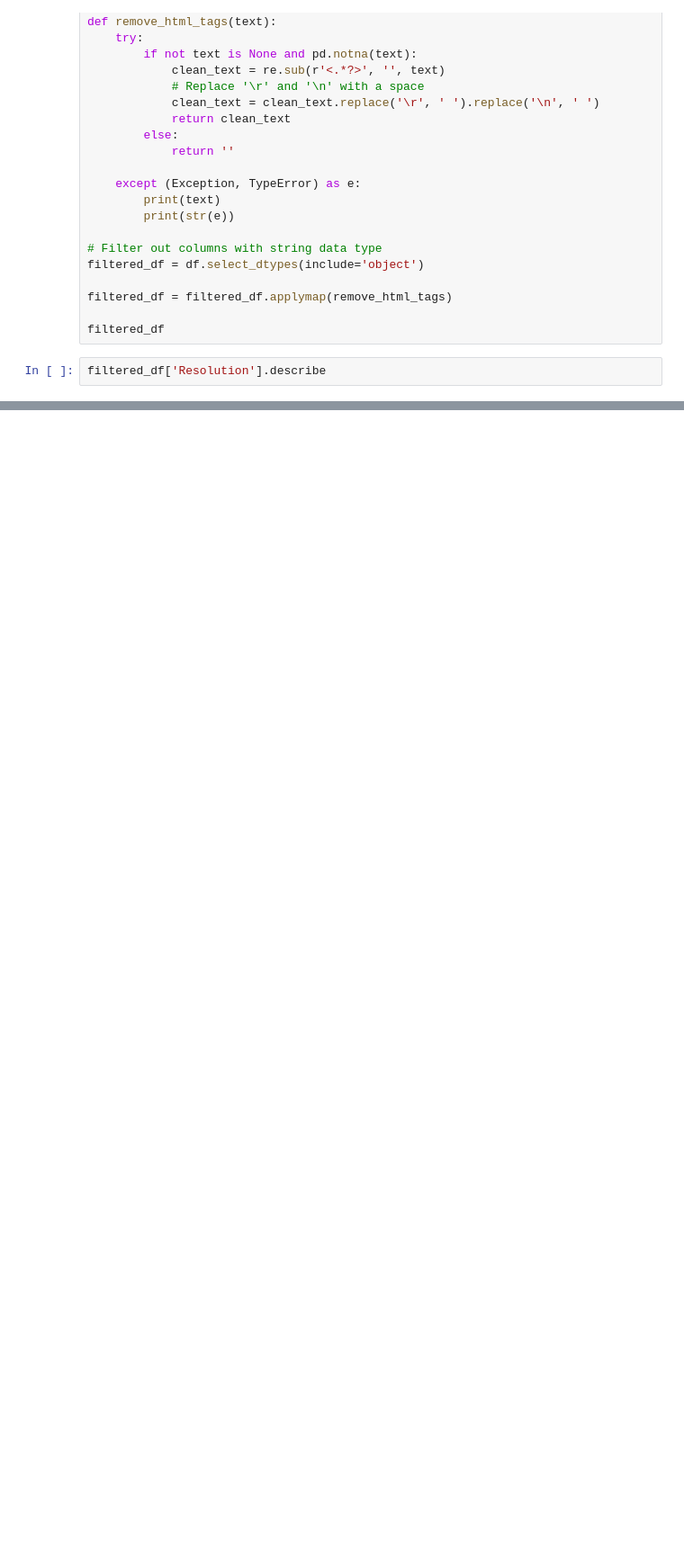
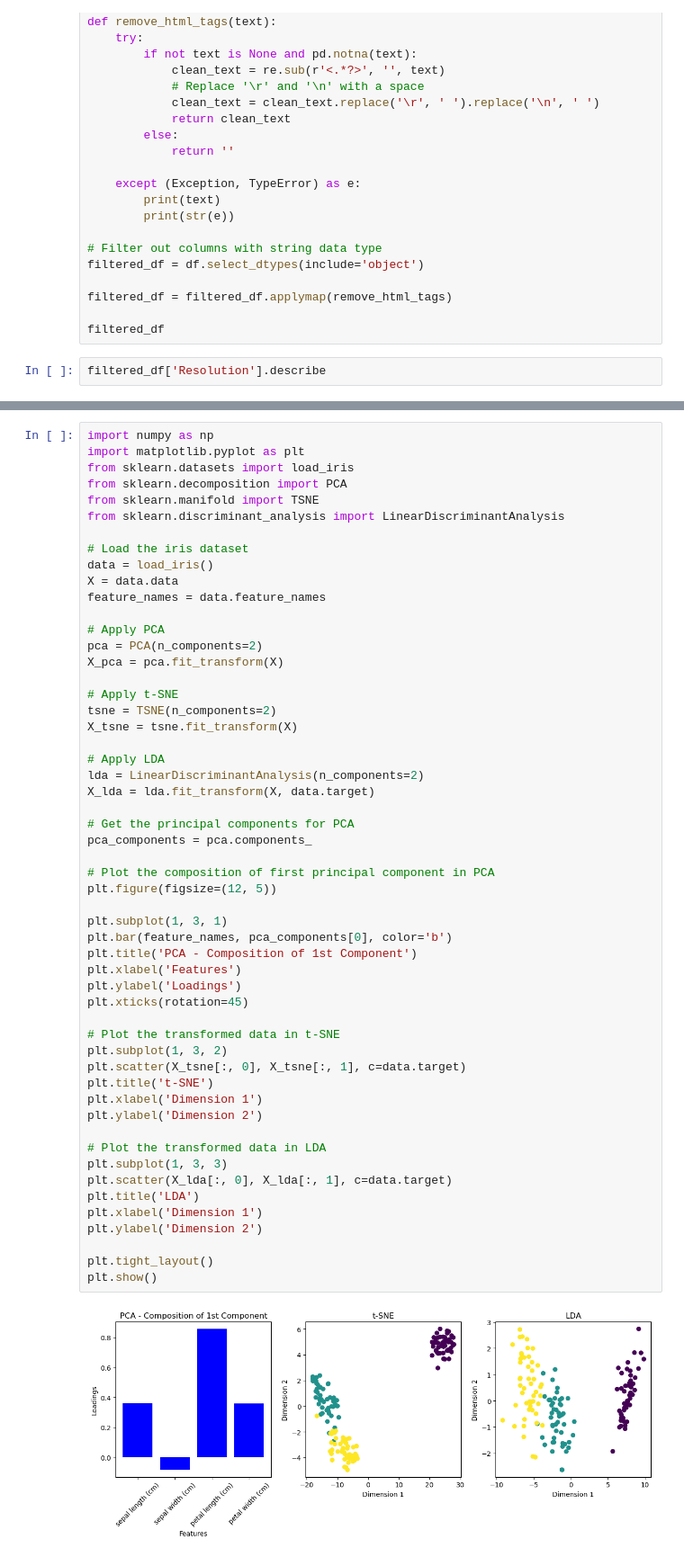
Before and after one commit to Ebenco36/mpvis, a Jupyter notebook: visualizations.ipynb, the cells around one changed output, grey strips where cells are left out. Shown: that part at 90% size. Drawn from its saved outputs; the diff is of its cells as text; blank space fills up the shorter version.

```diff
--- a/visualizations.ipynb
+++ b/visualizations.ipynb
@@ -554,0 +538,56 @@ FileNotFoundError: [Errno 2] No such file or directory: 'c:\\Users\\awotoroe\\De
+# %%
+import numpy as np
+import matplotlib.pyplot as plt
+from sklearn.datasets import load_iris
+from sklearn.decomposition import PCA
+from sklearn.manifold import TSNE
+from sklearn.discriminant_analysis import LinearDiscriminantAnalysis
+
+# Load the iris dataset
+data = load_iris()
+X = data.data
+feature_names = data.feature_names
+
+# Apply PCA
+pca = PCA(n_components=2)
+X_pca = pca.fit_transform(X)
+
+# Apply t-SNE
+tsne = TSNE(n_components=2)
+X_tsne = tsne.fit_transform(X)
+
+# Apply LDA
+lda = LinearDiscriminantAnalysis(n_components=2)
+X_lda = lda.fit_transform(X, data.target)
+
+# Get the principal components for PCA
+pca_components = pca.components_
+
+# Plot the composition of first principal component in PCA
+plt.figure(figsize=(12, 5))
+
+plt.subplot(1, 3, 1)
+plt.bar(feature_names, pca_components[0], color='b')
+plt.title('PCA - Composition of 1st Component')
+plt.xlabel('Features')
+plt.ylabel('Loadings')
+plt.xticks(rotation=45)
+
+# Plot the transformed data in t-SNE
+plt.subplot(1, 3, 2)
+plt.scatter(X_tsne[:, 0], X_tsne[:, 1], c=data.target)
+plt.title('t-SNE')
+plt.xlabel('Dimension 1')
+plt.ylabel('Dimension 2')
+
+# Plot the transformed data in LDA
+plt.subplot(1, 3, 3)
+plt.scatter(X_lda[:, 0], X_lda[:, 1], c=data.target)
+plt.title('LDA')
+plt.xlabel('Dimension 1')
+plt.ylabel('Dimension 2')
+
+plt.tight_layout()
+plt.show()
+# %% [output]
+[figure, added]
```
Also changed, not shown: parts of 36 cells of this notebook, 23 other files.
